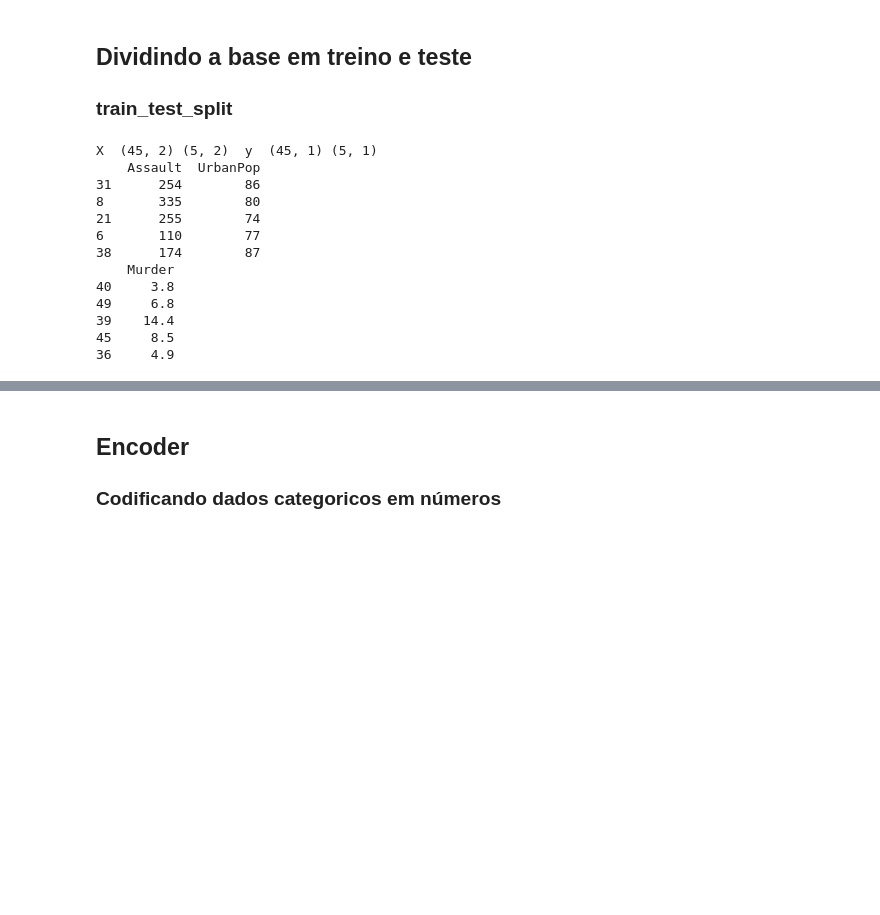
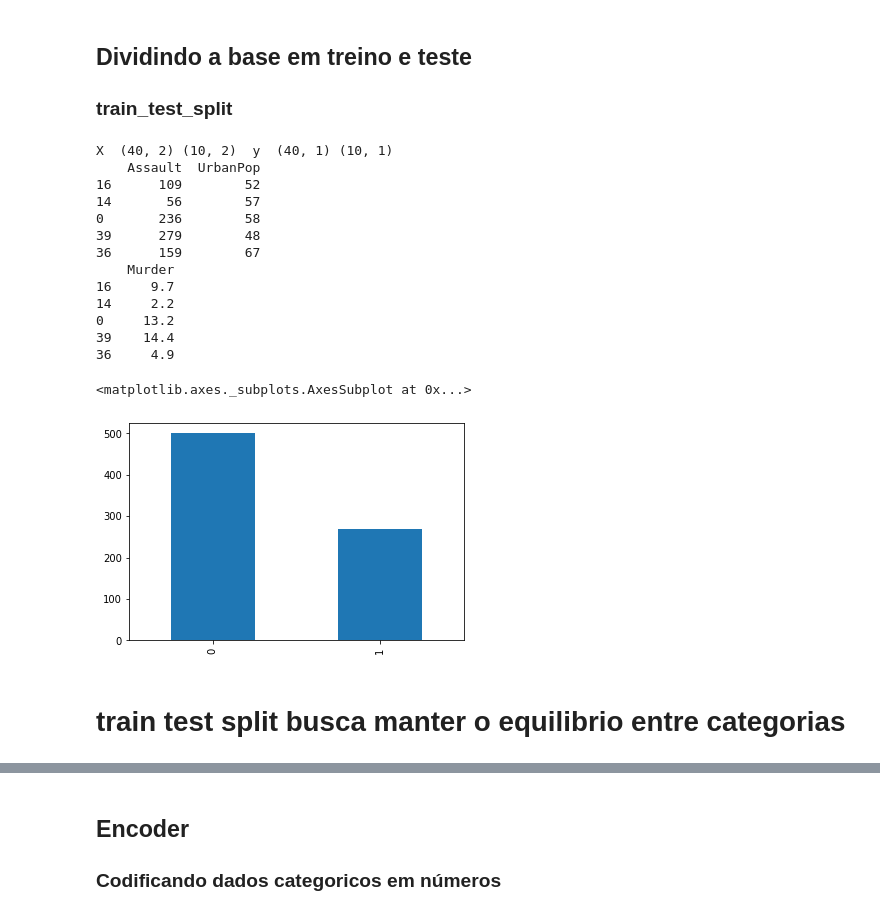
Before and after one commit to PedroNunes92/11-aprendizado-de-maquina, a Jupyter notebook: src/Intro-ML.ipynb, the cells around one changed output, grey strips where cells are left out. Drawn from its saved outputs; the diff is of its cells as text; code cells hidden in the pictures; blank space fills up the shorter version.

```diff
--- a/src/Intro-ML.ipynb
+++ b/src/Intro-ML.ipynb
@@ -73,27 +76,31 @@ print(X.shape)
 ## Dividindo a base em treino e teste
 ### train_test_split
 # %%
-from sklearn.model_selection import train_test_split
+#X_train, X_test = train_test_split(X, test_size=0.2, shuffle=True)
+#y_train, y_test = train_test_split(y, test_size=0.2, shuffle=True)
 
-X_train, X_test = train_test_split(X, test_size=0.1, shuffle=True)
-y_train, y_test = train_test_split(y, test_size=0.1, shuffle=True)
-#X_train, X_test, y_train, y_test = train_test_split(X, y, test_size=0.2)
+X_train, X_test, y_train, y_test = train_test_split(X, y, test_size=0.2)
 
 print("X ",X_train.shape, X_test.shape, " y ", y_train.shape, y_test.shape)
 print(X_train.head())
 print(y_train.head())
 # %% [output]
-X  (45, 2) (5, 2)  y  (45, 1) (5, 1)
+X  (40, 2) (10, 2)  y  (40, 1) (10, 1)
     Assault  UrbanPop
-31      254        86
-8       335        80
-21      255        74
-6       110        77
-38      174        87
+16      109        52
+14       56        57
+0       236        58
+39      279        48
+36      159        67
     Murder
-40     3.8
-49     6.8
+16     9.7
+14     2.2
+0     13.2
 39    14.4
-45     8.5
 36     4.9
+# %%
+diabete['Class'].value_counts().plot(kind='bar')
+# %% [output]
+<matplotlib.axes._subplots.AxesSubplot at 0x...>
+[figure, added]
 # %%
@@ -102 +107,3 @@ from sklearn.model_selection import train_test_split
 train_set, test_set = train_test_split(diabete, test_size=0.2, shuffle=True)
+# %% [markdown]
+# train test split busca manter o equilibrio entre categorias
```
Also changed, not shown: parts of 24 cells of this notebook, 5 other files.
